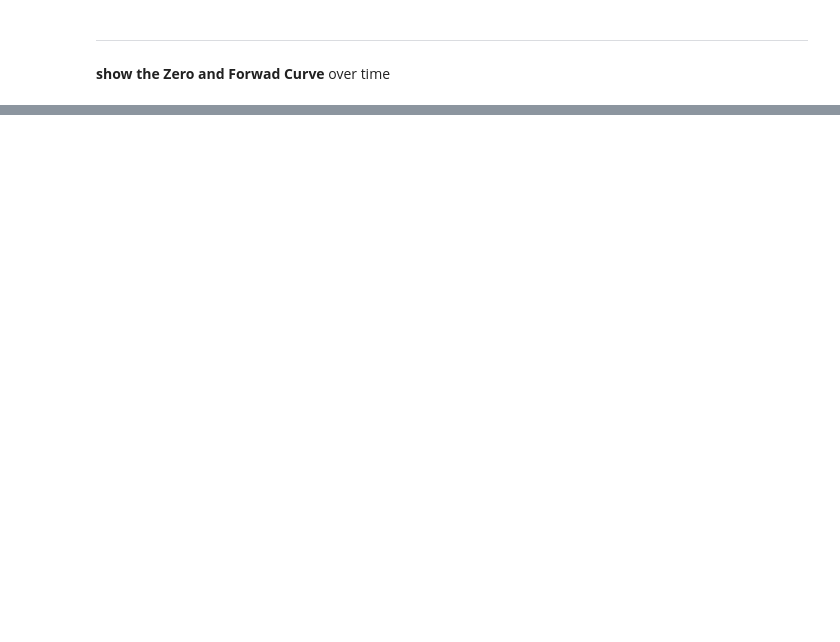
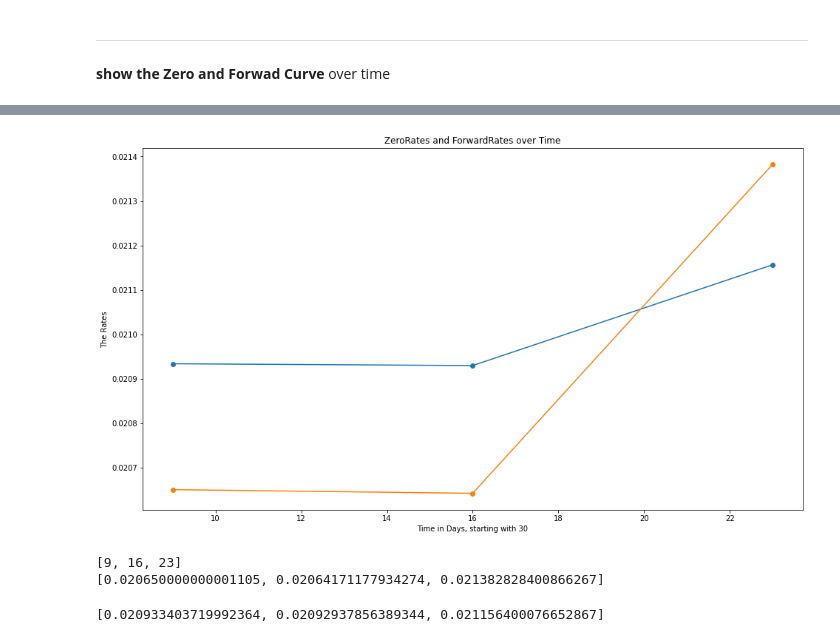
Before and after one commit to adrianphilo/finance, a Jupyter notebook: de/equbotic/finance/financeBas.ipynb, the cells around one changed output, grey strips where cells are left out. Cells and saved outputs as stored; diff of their text form; code cells hidden in the pictures; blank space fills up the shorter version.

```diff
--- a/de/equbotic/finance/financeBas.ipynb
+++ b/de/equbotic/finance/financeBas.ipynb
@@ -182,0 +267,30 @@ plt.plot(cDates, cFwds)
+# %%
+aDates = list()
+aZeros = list()
+aFwds  = list()
+
+for ii in range(0, 3):
+  start = 2 + (7*ii)
+  end   = start + 7
+  zy    = fiB.ZeroRate_ofCurve(CrvDates, CrvDFs, end)
+  fwd   = fiB.Fwd_ofCurve     (CrvDates, CrvDFs, start, end, 360)
+  aDates.append(end)
+  aZeros.append(zy)
+  aFwds .append(fwd)
+
+plt.figure(figsize=(16,9))
+plt.plot(aDates, aZeros, marker='o')
+plt.plot(aDates, aFwds, marker='o')
+plt.title("ZeroRates and ForwardRates over Time")
+plt.xlabel("Time in Days, starting with 30")
+plt.ylabel("The Rates")
+plt.show()
+
+print(aDates)
+print(aFwds)
+print(aZeros)
+# %% [output]
+[figure, added]
+[9, 16, 23]
+[0.020650000000001105, 0.02064171177934274, 0.021382828400866267]
+[0.020933403719992364, 0.02092937856389344, 0.021156400076652867]
```
Also changed, not shown: parts of 13 cells of this notebook.
